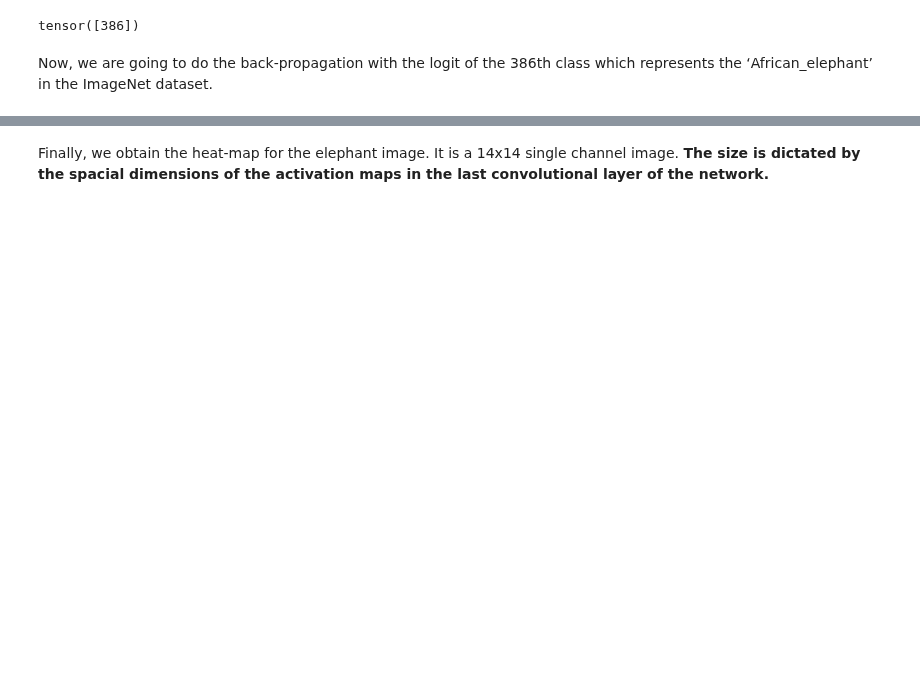
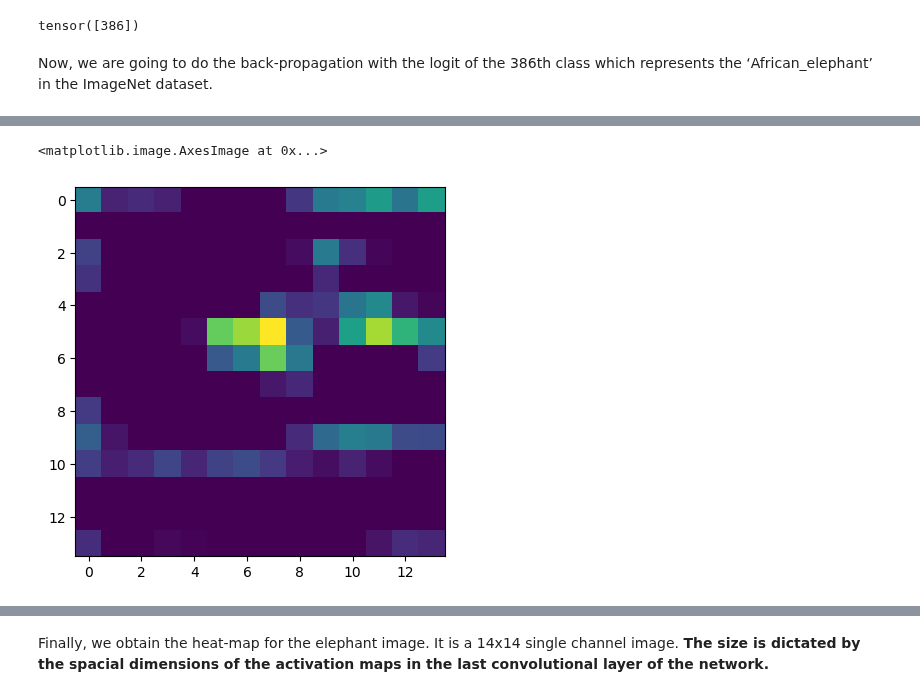
Before and after one commit to johnwslee/Data_Science_Libraries, a Jupyter notebook: PyTorch/Grad-CAM/Medium_Implementing_Grad-CAM_in_Pytorch.ipynb, the cells around one changed output, grey strips where cells are left out. Saved outputs shown, nothing was run; the diff lists cells and outputs as text; code cells hidden in the pictures; blank space fills up the shorter version.

```diff
--- a/PyTorch/Grad-CAM/Medium_Implementing_Grad-CAM_in_Pytorch.ipynb
+++ b/PyTorch/Grad-CAM/Medium_Implementing_Grad-CAM_in_Pytorch.ipynb
@@ -131,0 +184,5 @@ pred = vgg(img)
+# %%
+plt.imshow(activations.squeeze()[156, :, :])
+# %% [output]
+<matplotlib.image.AxesImage at 0x...>
+[figure, added]
```
Also changed, not shown: parts of 43 cells of this notebook.
